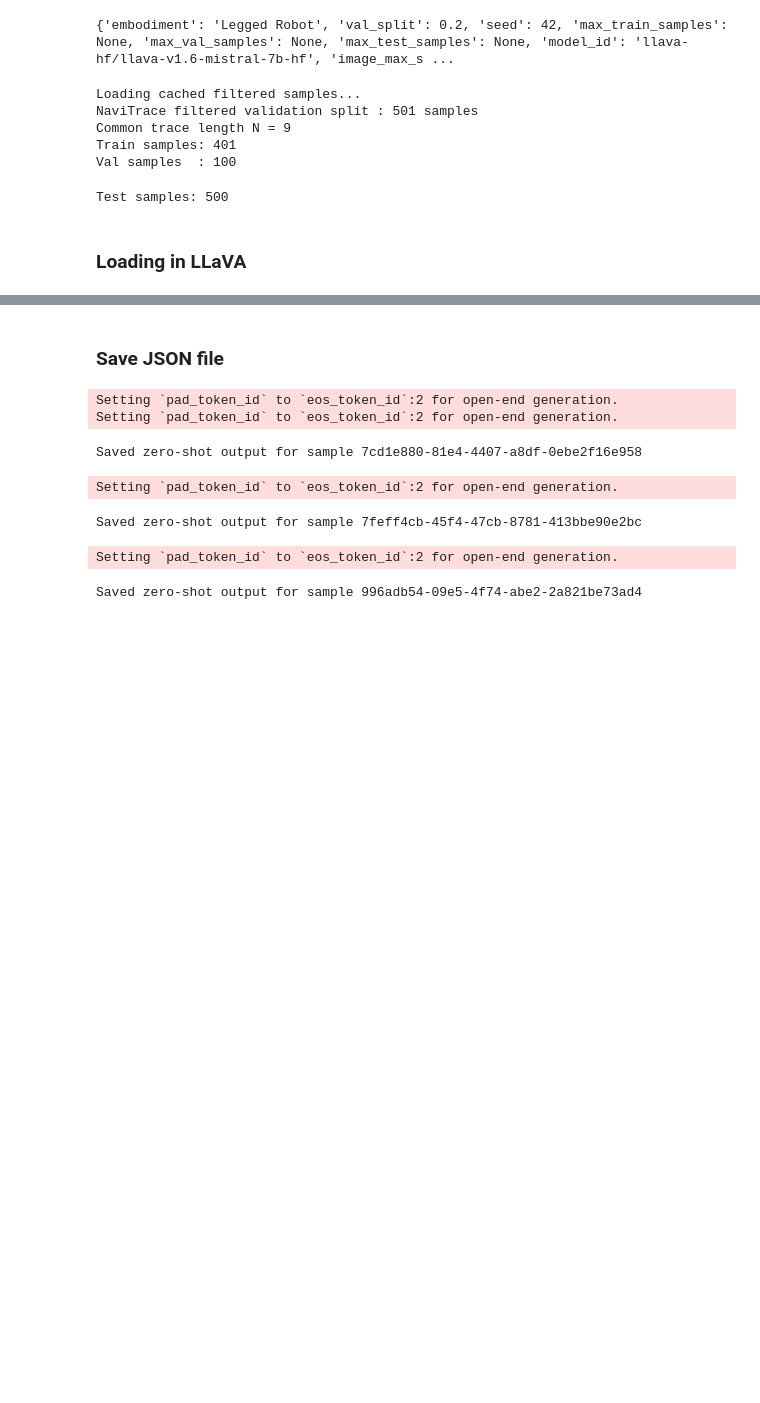
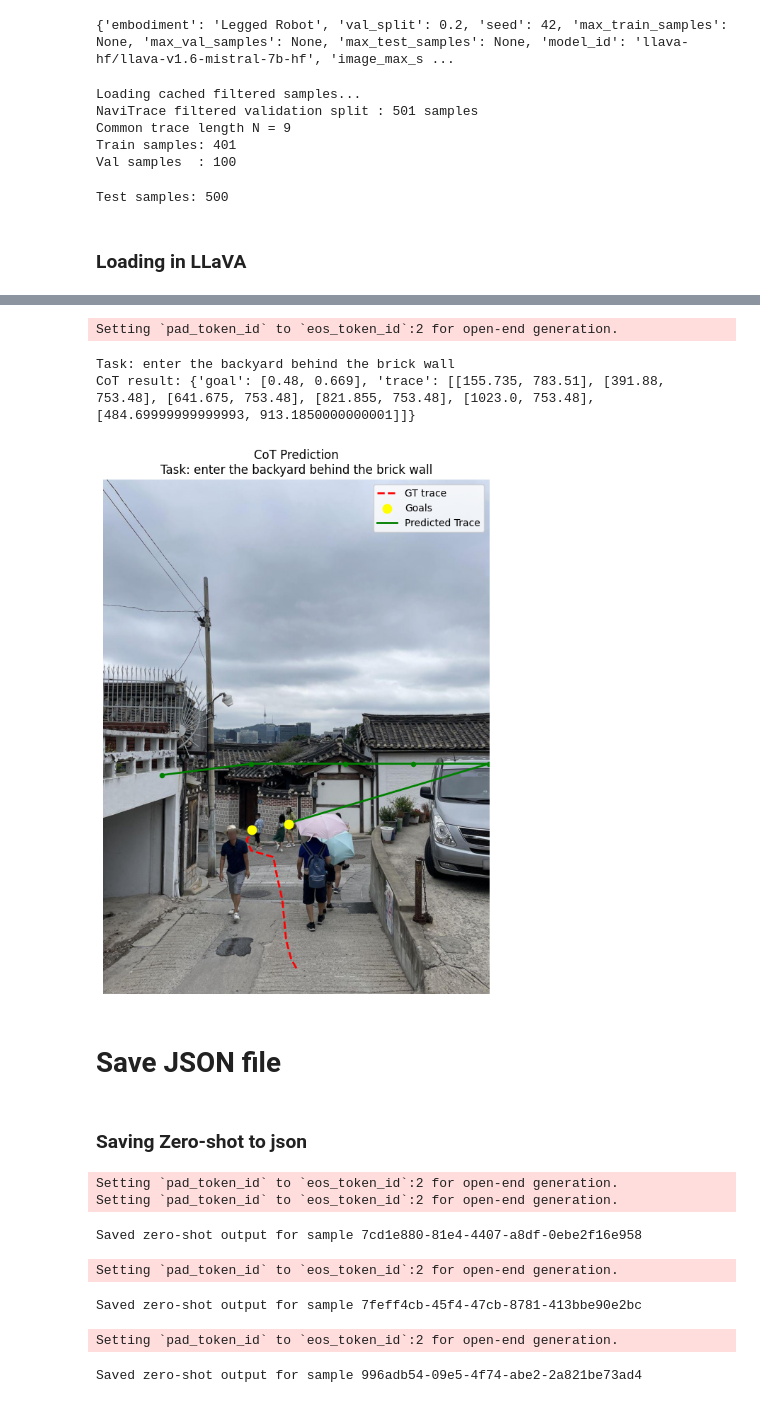
Before and after one commit to arif09/vln-project, a Jupyter notebook: notebooks/LLaVA_NaviTrace_Propmting.ipynb, the cells around one changed output, grey strips where cells are left out. Drawn from its saved outputs; the diff is of its cells as text; code cells hidden in the pictures; blank space fills up the shorter version.

```diff
--- a/notebooks/LLaVA_NaviTrace_Propmting.ipynb
+++ b/notebooks/LLaVA_NaviTrace_Propmting.ipynb
@@ -328,0 +366,37 @@ def parse_trace_output(raw, orig_w, orig_h):
+# %%
+def cot_prompt(sample, trace_points):
+    orig_image = sample["image"].convert("RGB")
+    orig_w, orig_h = orig_image.size
+    padded_image = pad_to_square(orig_image)
+    task = sample["task"]
+
+    user_text = (
+        f"Task: {task}\n"
+        f"Embodiment: Legged Robot\n"
+        f"Reason through the following steps before predicting:\n\n"
+        f"Step 1: Describe the terrain type.\n"
+        f"Step 2: Identify the goal region described by the instructions.\n"
+        f"step 3: identify the obstacles or not-safe terrain to avoid.\n"
+        f"Step 4: identify the goal point as [x, y] and navigate trace from start to goal.\n"
+        f"Output exactly {trace_points} waypoints.\n"
+        f"Respond with valide JSON only, no markdown, no explainations.\n"
+        f'{{"goal": [x, y], "trace": [[x1, y1], [x2, y2], ..., [xN, yN]]}}'
+    )
+
+    conversation = [
+        {
+            "role": "user",
+            "content": [
+                {"type": "text", "text": ZERO_SHOT_PROMPT + "\n\n" + user_text},
+                {"type": "image"}
+            ]
+        }
+    ]
+
+    prompt = processor.apply_chat_template(conversation, add_generation_prompt=True)
+    inputs = processor(images=padded_image, text=prompt, return_tensors="pt").to(DEVICE)
+
+    output = model.generate(**inputs, max_new_tokens=1024, do_sample=True, temperature=0.7, top_p=0.9)
+    raw = processor.decode(output[0], skip_special_tokens=True)
+    # print(raw) #for debugging
+    return parse_trace_output(raw, orig_w, orig_h)
@@ -341,5 +418,20 @@ Zero-shot result: {'goal': [0.384, 0.667], 'trace': [[148.91000000000003, 910.45
+# %%
+# CoT prompting test
+sample = val_samples[0]
+print(f"\nTask: {sample['task']}")
+
+cot_result = cot_prompt(sample, CFG["trace_points"])
+print(f"CoT result: {cot_result}")
+visualize_trace_with_ground_truth(sample, cot_result, title="CoT Prediction")
+# %% [output]
+Setting `pad_token_id` to `eos_token_id`:2 for open-end generation.
+Task: enter the backyard behind the brick wall
+CoT result: {'goal': [0.48, 0.669], 'trace': [[155.735, 783.51], [391.88, 753.48], [641.675, 753.48], [821.855, 753.48], [1023.0, 753.48], [484.69999999999993, 913.1850000000001]]}
+[figure, added]
 # %% [markdown]
-### Save JSON file
+# Save JSON file
+# %% [markdown]
+### Saving Zero-shot to json
 # %%
 for sample in val_samples[:5]:
     zs_result = zero_shot_prompt(sample, CFG["trace_points"])
```
Also changed, not shown: parts of 12 cells of this notebook, 1 other file.
